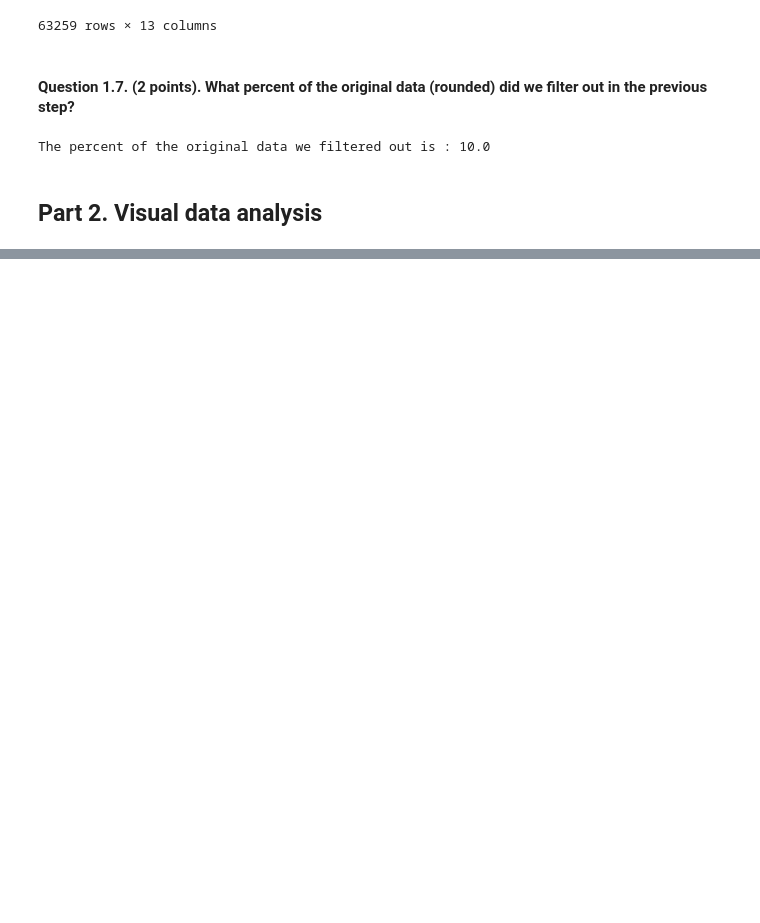
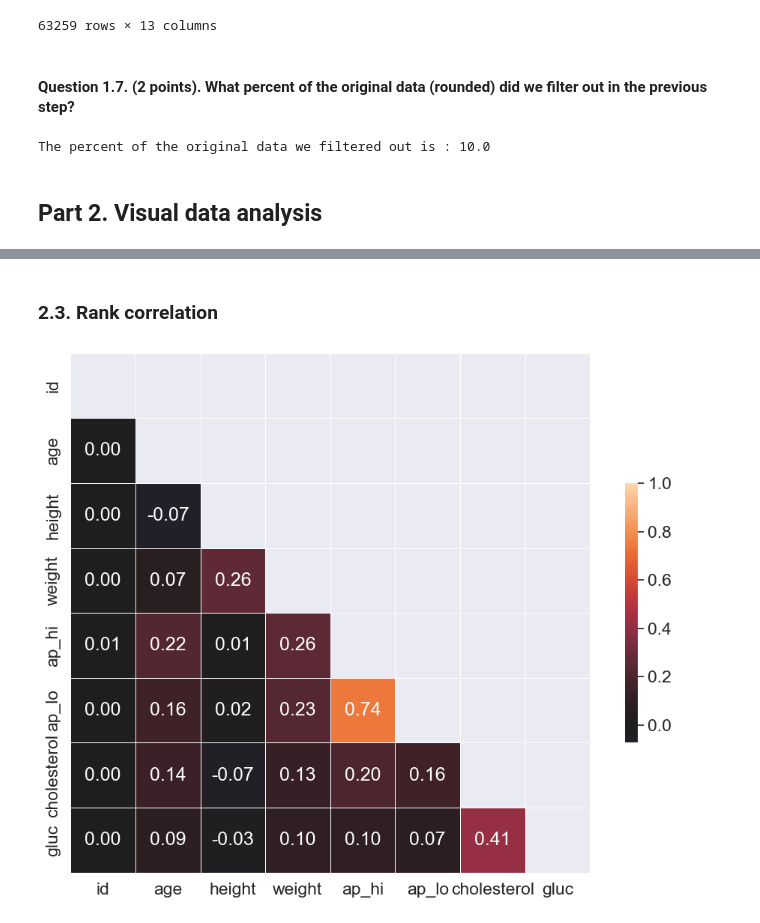
Before and after one commit to anamillen/mlcourse.ai-solutions, a Jupyter notebook: Assignments/Exploratory data analysis with Pandas/Assignment #2.ipynb, the cells around one changed output, grey strips where cells are left out. Drawn from its saved outputs; the diff is of its cells as text; code cells hidden in the pictures; blank space fills up the shorter version.

```diff
--- a/Assignments/Exploratory data analysis with Pandas/Assignment #2.ipynb
+++ b/Assignments/Exploratory data analysis with Pandas/Assignment #2.ipynb
@@ -512,0 +558,27 @@ The percent of the original data we filtered out is : 10.0
+# %% [markdown]
+### 2.3. Rank correlation
+# %%
+# Calculating the correlation matrix
+corr = df_clean[
+    ["id", "age", "height", "weight", "ap_hi", "ap_lo", "cholesterol", "gluc"]
+].corr(method="spearman")
+
+# Creating a mask to hide the upper triangle of the correlation matrix (which is symmetric)
+mask = np.zeros_like(corr, dtype=np.bool_)
+mask[np.triu_indices_from(mask)] = True
+
+_, ax = plt.subplots(figsize=(12, 9))
+
+sns.heatmap(
+    corr,
+    mask=mask,
+    vmax=1,
+    center=0,
+    annot=True,
+    fmt=".2f",
+    square=True,
+    linewidths=0.5,
+    cbar_kws={"shrink": 0.5},
+);
+# %% [output]
+[figure, added]
```
Also changed, not shown: parts of 8 cells of this notebook.
